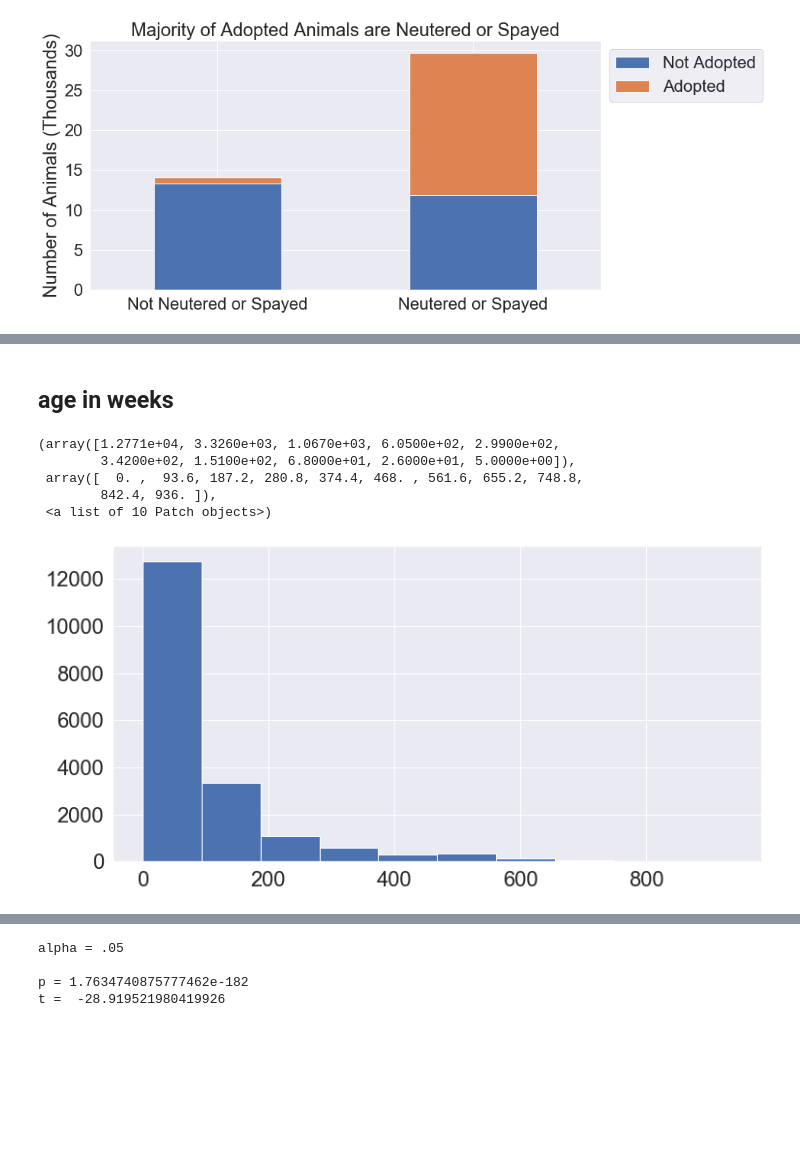
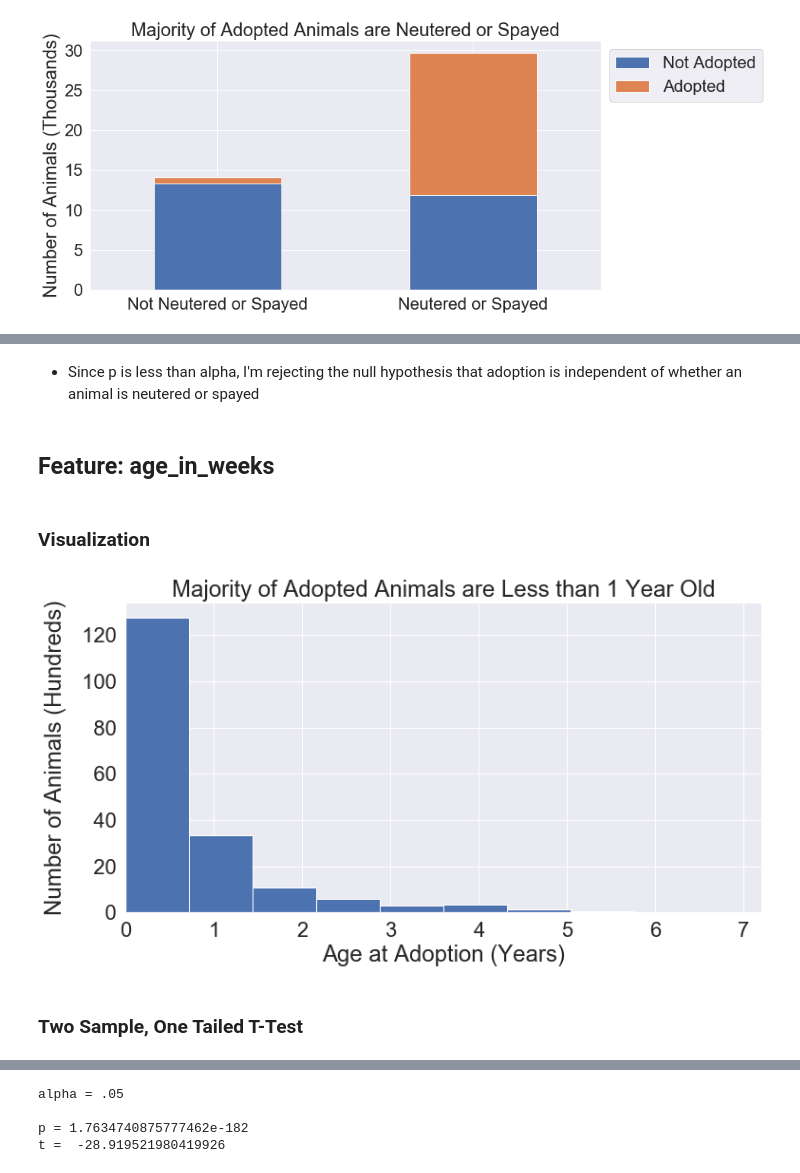
Before and after one commit to SamuelD-Data/aac_outcomes_project, a Jupyter notebook: aac_project_notebook.ipynb, the cells around one changed output, grey strips where cells are left out. Cells and saved outputs as stored; diff of their text form; code cells hidden in the pictures; blank space fills up the shorter version.

```diff
--- a/aac_project_notebook.ipynb
+++ b/aac_project_notebook.ipynb
@@ -306,14 +376,23 @@ p     = 0.0000
-# %% [markdown]
-## age in weeks
-# %%
-# setting figure and text size
-adopted = train[train.is_adopted == 1]
-adopted
-plt.hist(adopted.age_in_weeks)
-# %% [output]
-(array([1.2771e+04, 3.3260e+03, 1.0670e+03, 6.0500e+02, 2.9900e+02,
-        3.4200e+02, 1.5100e+02, 6.8000e+01, 2.6000e+01, 5.0000e+00]),
- array([  0. ,  93.6, 187.2, 280.8, 374.4, 468. , 561.6, 655.2, 748.8,
-        842.4, 936. ]),
- <a list of 10 Patch objects>)
-[figure, removed]
+# %% [markdown]
+- Since p is less than alpha, I'm rejecting the null hypothesis that adoption is independent of whether an animal is neutered or spayed
+# %% [markdown]
+## Feature: age_in_weeks
+# %% [markdown]
+### Visualization
+# %%
+adopted = train[train.is_adopted == 1].age_in_weeks
+
+fig, ax1 = plt.subplots()
+ax1.hist(adopted / 52)
+y_vals = ax1.get_yticks()
+ax1.set_yticklabels(['{:5.0f}'.format(x / 100) for x in y_vals])
+ax1.set_xticklabels(np.arange(0, 18, step=1))
+plt.xlabel('Age at Adoption (Years)')
+plt.ylabel('Number of Animals (Hundreds)')
+plt.title('Majority of Adopted Animals are Less than 1 Year Old')
+ax1.margins(x=0)
+plt.show()
+# %% [output]
+[figure, added]
+# %% [markdown]
+### Two Sample, One Tailed T-Test
```
Also changed, not shown: parts of 50 cells of this notebook.
